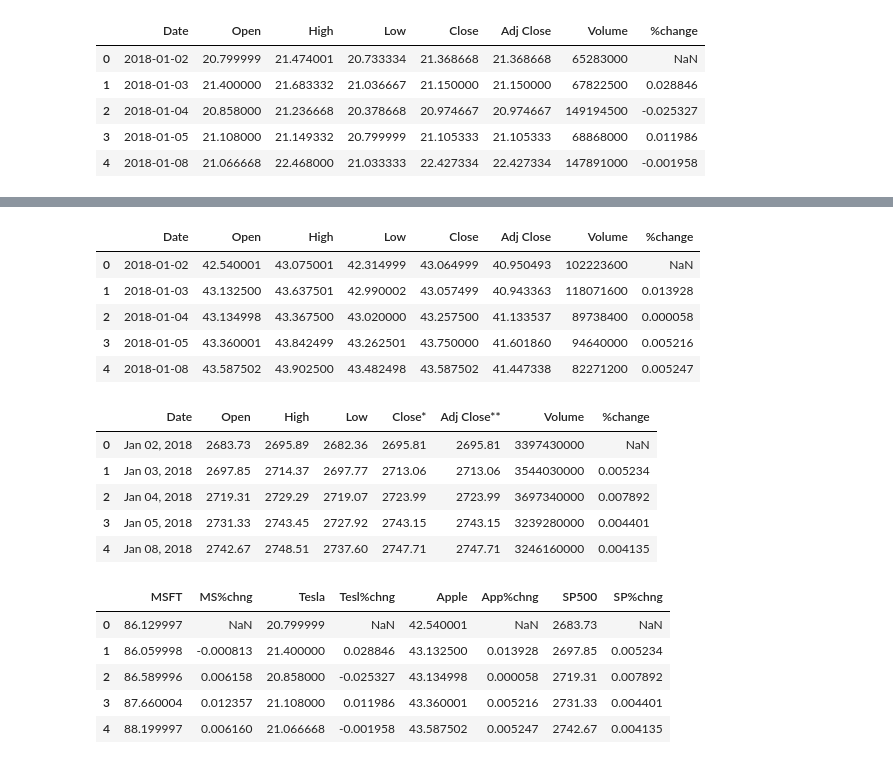
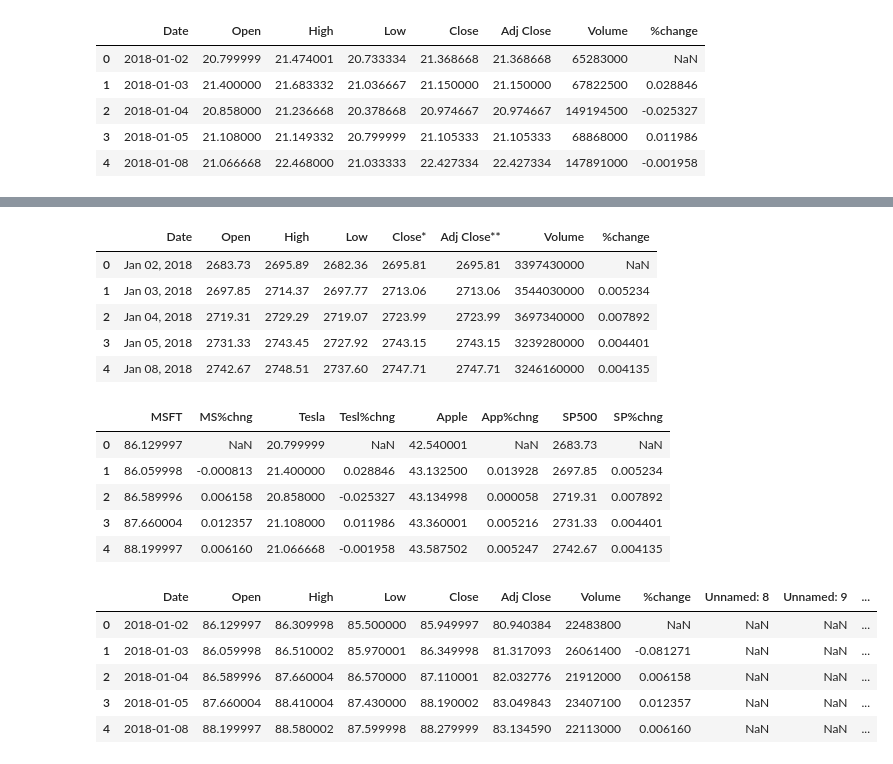
Before and after one commit to frktsc/SP-stock-price, a Jupyter notebook: Stoks_Analysis.ipynb, the cells around one changed output, grey strips where cells are left out. Drawn from its saved outputs; the diff is of its cells as text; code cells hidden in the pictures.

```diff
--- a/Stoks_Analysis.ipynb
+++ b/Stoks_Analysis.ipynb
@@ -4,9 +4,9 @@ import pandas as pd
 import matplotlib.pyplot as plt
 import seaborn as sns
 # %%
-data_MSFT = pd.read_excel(r"stocks price-furkan ali tasci.xlsx",sheet_name="MSFT")
-data_Tesla = pd.read_excel(r"stocks price-furkan ali tasci.xlsx",sheet_name="Tesla")
-data_Apple = pd.read_excel(r"stocks price-furkan ali tasci.xlsx",sheet_name="Apple")
-data_SP500 = pd.read_excel(r"stocks price-furkan ali tasci.xlsx",sheet_name="SP500")
-data_combined = pd.read_excel(r"stocks price-furkan ali tasci.xlsx",sheet_name="combined")
+Data_MSFT = pd.read_excel(r"stocksprice-furkanalitasci.xlsx",sheet_name="MSFT")
+Data_Tesla = pd.read_excel(r"stocksprice-furkanalitasci.xlsx",sheet_name="Tesla")
+Data_Apple = pd.read_excel(r"stocksprice-furkanalitasci.xlsx",sheet_name="Apple")
+Data_SP500 = pd.read_excel(r"stocksprice-furkanalitasci.xlsx",sheet_name="SP500")
+Data_Combined = pd.read_excel(r"stocksprice-furkanalitasci.xlsx",sheet_name="combined")
 # %%
@@ -30,27 +132,27 @@ data_MSFT.head()
 # %%
-data_Apple.head()
+Data_SP500.head()
 # %% [output]
-|  | Date | Open | High | Low | Close | Adj Close | Volume | %change |
-| 0 | 2018-01-02 | 42.540001 | 43.075001 | 42.314999 | 43.064999 | 40.950493 | 102223600 | NaN |
-| 1 | 2018-01-03 | 43.132500 | 43.637501 | 42.990002 | 43.057499 | 40.943363 | 118071600 | 0.013928 |
-| 2 | 2018-01-04 | 43.134998 | 43.367500 | 43.020000 | 43.257500 | 41.133537 | 89738400 | 0.000058 |
-| 3 | 2018-01-05 | 43.360001 | 43.842499 | 43.262501 | 43.750000 | 41.601860 | 94640000 | 0.005216 |
-| 4 | 2018-01-08 | 43.587502 | 43.902500 | 43.482498 | 43.587502 | 41.447338 | 82271200 | 0.005247 |
+|  | Date | Open | High | Low | Close* | Adj Close** | Volume | %change |
+| 0 | Jan 02, 2018 | 2683.73 | 2695.89 | 2682.36 | 2695.81 | 2695.81 | 3397430000 | NaN |
+| 1 | Jan 03, 2018 | 2697.85 | 2714.37 | 2697.77 | 2713.06 | 2713.06 | 3544030000 | 0.005234 |
+| 2 | Jan 04, 2018 | 2719.31 | 2729.29 | 2719.07 | 2723.99 | 2723.99 | 3697340000 | 0.007892 |
+| 3 | Jan 05, 2018 | 2731.33 | 2743.45 | 2727.92 | 2743.15 | 2743.15 | 3239280000 | 0.004401 |
+| 4 | Jan 08, 2018 | 2742.67 | 2748.51 | 2737.60 | 2747.71 | 2747.71 | 3246160000 | 0.004135 |
 # %%
-data_SP500.head()
+Data_Combined.head()
 # %% [output]
-|  | Date | Open | High | Low | Close* | Adj Close** | Volume | %change |
-| 0 | Jan 02, 2018 | 2683.73 | 2695.89 | 2682.36 | 2695.81 | 2695.81 | 3397430000 | NaN |
-| 1 | Jan 03, 2018 | 2697.85 | 2714.37 | 2697.77 | 2713.06 | 2713.06 | 3544030000 | 0.005234 |
-| 2 | Jan 04, 2018 | 2719.31 | 2729.29 | 2719.07 | 2723.99 | 2723.99 | 3697340000 | 0.007892 |
-| 3 | Jan 05, 2018 | 2731.33 | 2743.45 | 2727.92 | 2743.15 | 2743.15 | 3239280000 | 0.004401 |
-| 4 | Jan 08, 2018 | 2742.67 | 2748.51 | 2737.60 | 2747.71 | 2747.71 | 3246160000 | 0.004135 |
+|  | MSFT | MS%chng | Tesla | Tesl%chng | Apple | App%chng | SP500 | SP%chng |
+| 0 | 86.129997 | NaN | 20.799999 | NaN | 42.540001 | NaN | 2683.73 | NaN |
+| 1 | 86.059998 | -0.000813 | 21.400000 | 0.028846 | 43.132500 | 0.013928 | 2697.85 | 0.005234 |
+| 2 | 86.589996 | 0.006158 | 20.858000 | -0.025327 | 43.134998 | 0.000058 | 2719.31 | 0.007892 |
+| 3 | 87.660004 | 0.012357 | 21.108000 | 0.011986 | 43.360001 | 0.005216 | 2731.33 | 0.004401 |
+| 4 | 88.199997 | 0.006160 | 21.066668 | -0.001958 | 43.587502 | 0.005247 | 2742.67 | 0.004135 |
 # %%
-data_combined.head()
+Data_MSFT.head()
 # %% [output]
-|  | MSFT | MS%chng | Tesla | Tesl%chng | Apple | App%chng | SP500 | SP%chng |
-| 0 | 86.129997 | NaN | 20.799999 | NaN | 42.540001 | NaN | 2683.73 | NaN |
-| 1 | 86.059998 | -0.000813 | 21.400000 | 0.028846 | 43.132500 | 0.013928 | 2697.85 | 0.005234 |
-| 2 | 86.589996 | 0.006158 | 20.858000 | -0.025327 | 43.134998 | 0.000058 | 2719.31 | 0.007892 |
-| 3 | 87.660004 | 0.012357 | 21.108000 | 0.011986 | 43.360001 | 0.005216 | 2731.33 | 0.004401 |
-| 4 | 88.199997 | 0.006160 | 21.066668 | -0.001958 | 43.587502 | 0.005247 | 2742.67 | 0.004135 |
+|  | Date | Open | High | Low | Close | Adj Close | Volume | %change | Unnamed: 8 | Unnamed: 9 | ... |
+| 0 | 2018-01-02 | 86.129997 | 86.309998 | 85.500000 | 85.949997 | 80.940384 | 22483800 | NaN | NaN | NaN | ... |
+| 1 | 2018-01-03 | 86.059998 | 86.510002 | 85.970001 | 86.349998 | 81.317093 | 26061400 | -0.081271 | NaN | NaN | ... |
+| 2 | 2018-01-04 | 86.589996 | 87.660004 | 86.570000 | 87.110001 | 82.032776 | 21912000 | 0.006158 | NaN | NaN | ... |
+| 3 | 2018-01-05 | 87.660004 | 88.410004 | 87.430000 | 88.190002 | 83.049843 | 23407100 | 0.012357 | NaN | NaN | ... |
+| 4 | 2018-01-08 | 88.199997 | 88.580002 | 87.599998 | 88.279999 | 83.134590 | 22113000 | 0.006160 | NaN | NaN | ... |
```
Also changed, not shown: parts of 15 cells of this notebook, 2 other files.
